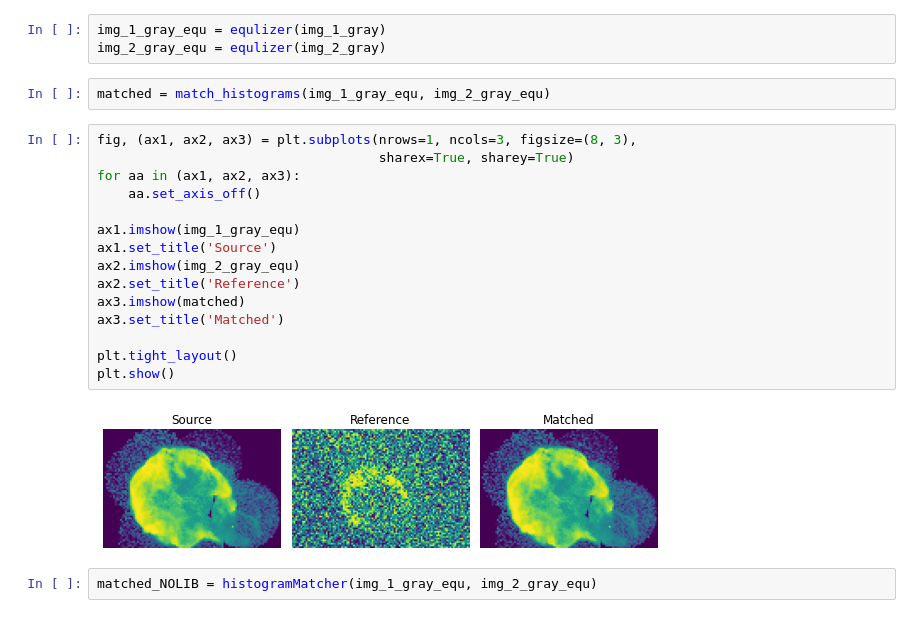
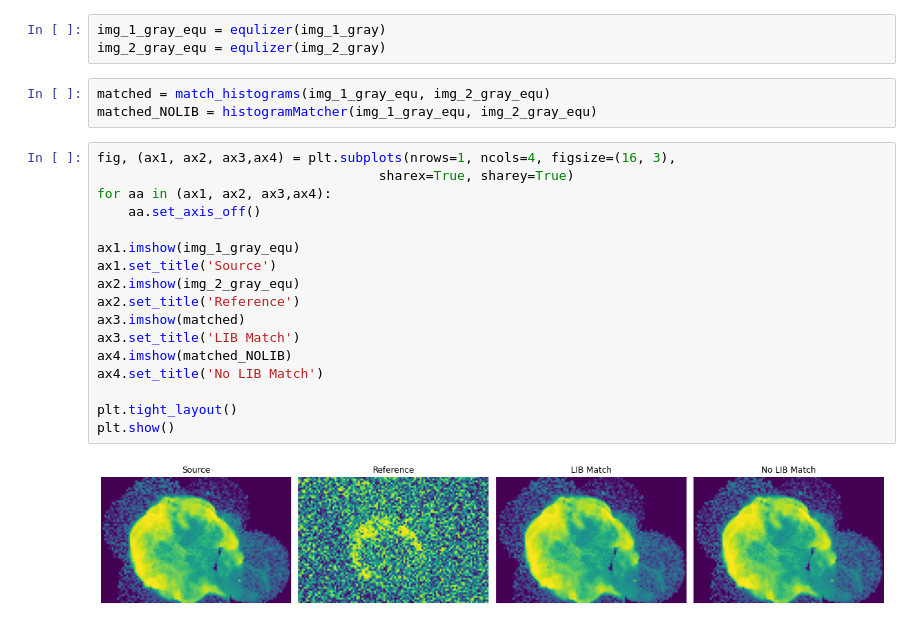
Before and after one commit to abhishekkagautam/DIP_Experiment_3, a Jupyter notebook: DIP_experiment_3.ipynb, the cells around one changed output. Drawn from its saved outputs; the diff is of its cells as text.

Commit message:
update on final graph

```diff
--- a/DIP_experiment_3.ipynb
+++ b/DIP_experiment_3.ipynb
@@ -64,22 +64,23 @@ img_1_gray_equ = equlizer(img_1_gray)
 img_2_gray_equ = equlizer(img_2_gray)
 # %%
 matched = match_histograms(img_1_gray_equ, img_2_gray_equ)
+matched_NOLIB = histogramMatcher(img_1_gray_equ, img_2_gray_equ)
 # %%
-fig, (ax1, ax2, ax3) = plt.subplots(nrows=1, ncols=3, figsize=(8, 3),
+fig, (ax1, ax2, ax3,ax4) = plt.subplots(nrows=1, ncols=4, figsize=(16, 3),
                                     sharex=True, sharey=True)
-for aa in (ax1, ax2, ax3):
+for aa in (ax1, ax2, ax3,ax4):
     aa.set_axis_off()
 
 ax1.imshow(img_1_gray_equ)
 ax1.set_title('Source')
 ax2.imshow(img_2_gray_equ)
 ax2.set_title('Reference')
 ax3.imshow(matched)
-ax3.set_title('Matched')
+ax3.set_title('LIB Match')
+ax4.imshow(matched_NOLIB)
+ax4.set_title('No LIB Match')
 
 plt.tight_layout()
 plt.show()
 # %% [output]
-[figure, old version]
+[figure, new version]
-# %%
-matched_NOLIB = histogramMatcher(img_1_gray_equ, img_2_gray_equ)
```
Also changed, not shown: parts of 1 cell of this notebook.
